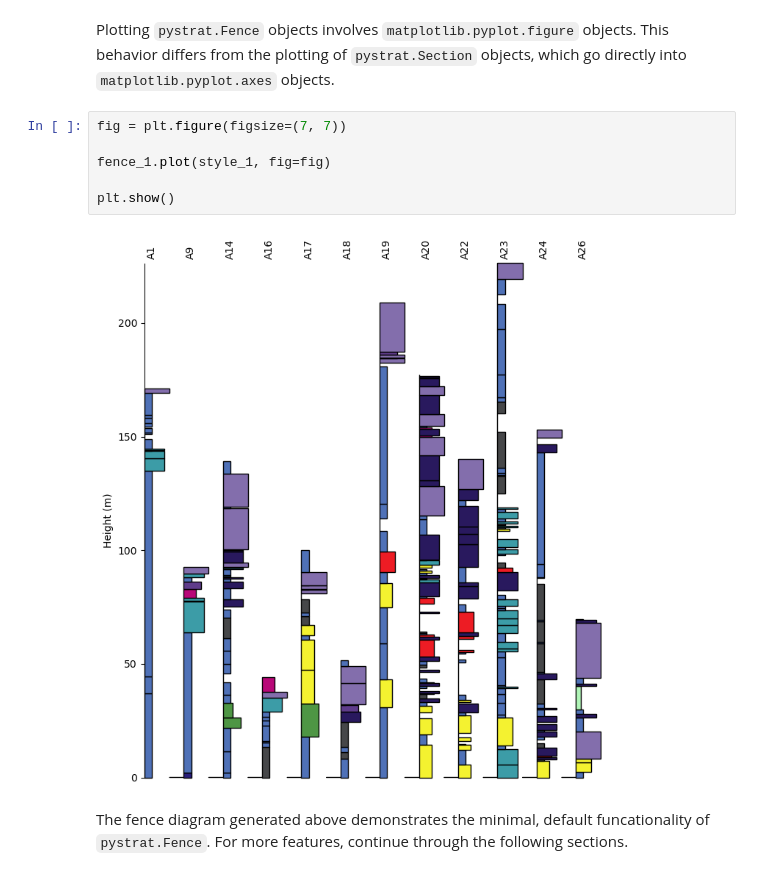
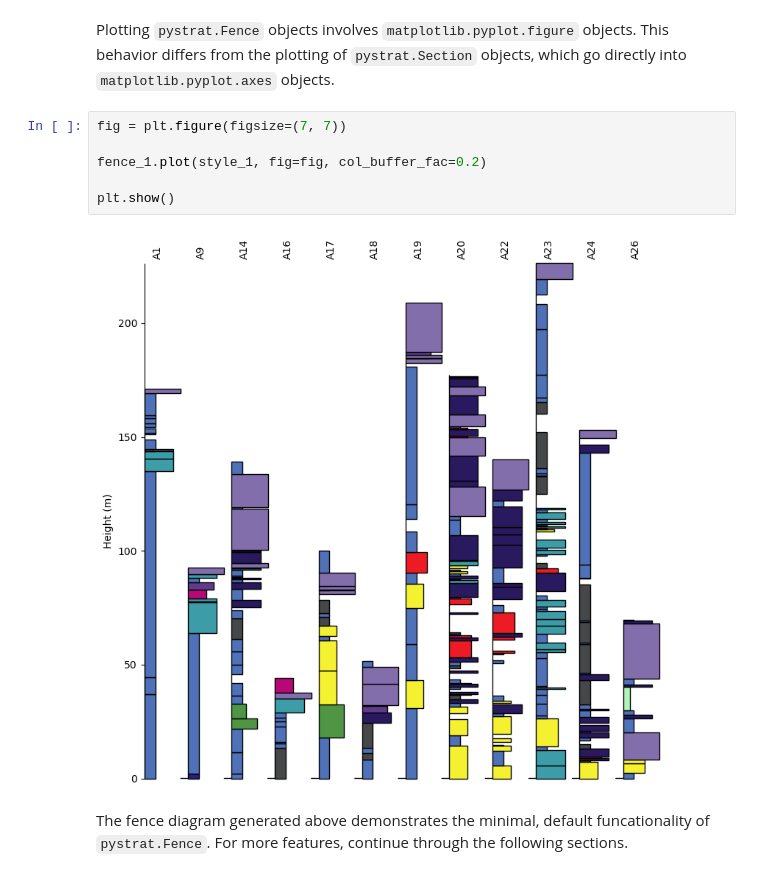
Before and after one commit to yuempark/pystrat, a Jupyter notebook: docs/fence diagrams.ipynb, the cells around one changed output. Saved outputs shown, nothing was run; the diff lists cells and outputs as text.

Commit message:
correlation plotting fixed

```diff
--- a/docs/fence diagrams.ipynb
+++ b/docs/fence diagrams.ipynb
@@ -69,11 +69,11 @@ Plotting `pystrat.Fence` objects involves `matplotlib.pyplot.figure` objects. Th
 # %%
 fig = plt.figure(figsize=(7, 7))
 
-fence_1.plot(style_1, fig=fig)
+fence_1.plot(style_1, fig=fig, col_buffer_fac=0.2)
 
 plt.show()
 # %% [output]
-[figure, old version]
+[figure, new version]
 # %% [markdown]
 The fence diagram generated above demonstrates the minimal, default funcationality of `pystrat.Fence`. For more features, continue through the following sections.
 # %% [markdown]
```
Also changed, not shown: parts of 11 cells of this notebook, 1 other file.
